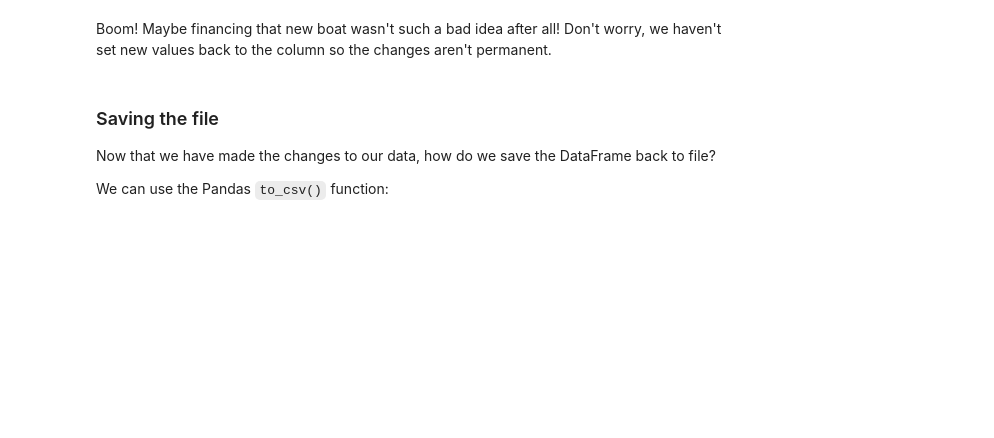
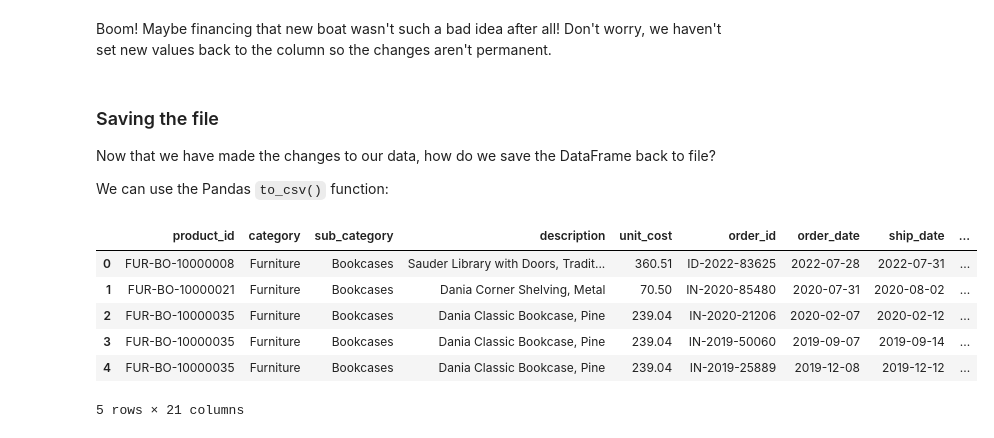
Before and after one commit to tivendren/Kyouth_DataScience_Materials, a Jupyter notebook: Unit-1/Unit-1-05-Data-Wrangling/lesson-1-data-wrangling/data-wrangling-pandas-tivendren.ipynb, the cells around one changed output. Cells and saved outputs as stored; diff of their text form; code cells hidden in the pictures; blank space fills up the shorter version.

```diff
--- a/Unit-1/Unit-1-05-Data-Wrangling/lesson-1-data-wrangling/data-wrangling-pandas-tivendren.ipynb
+++ b/Unit-1/Unit-1-05-Data-Wrangling/lesson-1-data-wrangling/data-wrangling-pandas-tivendren.ipynb
@@ -736,6 +897,16 @@ Boom! Maybe financing that new boat wasn't such a bad idea after all! Don't worr
 Now that we have made the changes to our data, how do we save the DataFrame back to file?
 
 We can use the Pandas `to_csv()` function:
+# %%
+merged.head()
+# %% [output]
+|  | product_id | category | sub_category | description | unit_cost | order_id | order_date | ship_date | ... |
+| 0 | FUR-BO-10000008 | Furniture | Bookcases | Sauder Library with Doors, Tradit... | 360.51 | ID-2022-83625 | 2022-07-28 | 2022-07-31 | ... |
+| 1 | FUR-BO-10000021 | Furniture | Bookcases | Dania Corner Shelving, Metal | 70.50 | IN-2020-85480 | 2020-07-31 | 2020-08-02 | ... |
+| 2 | FUR-BO-10000035 | Furniture | Bookcases | Dania Classic Bookcase, Pine | 239.04 | IN-2020-21206 | 2020-02-07 | 2020-02-12 | ... |
+| 3 | FUR-BO-10000035 | Furniture | Bookcases | Dania Classic Bookcase, Pine | 239.04 | IN-2019-50060 | 2019-09-07 | 2019-09-14 | ... |
+| 4 | FUR-BO-10000035 | Furniture | Bookcases | Dania Classic Bookcase, Pine | 239.04 | IN-2019-25889 | 2019-12-08 | 2019-12-12 | ... |
+5 rows × 21 columns
 # %%
 # Saving the merged data to a new file called orders_by_product.csv, without adding an index column
 sample=merged.to_csv('datasets/orders_by_product.csv', index=False)
```
Also changed, not shown: parts of 21 cells of this notebook, 8 other files.
